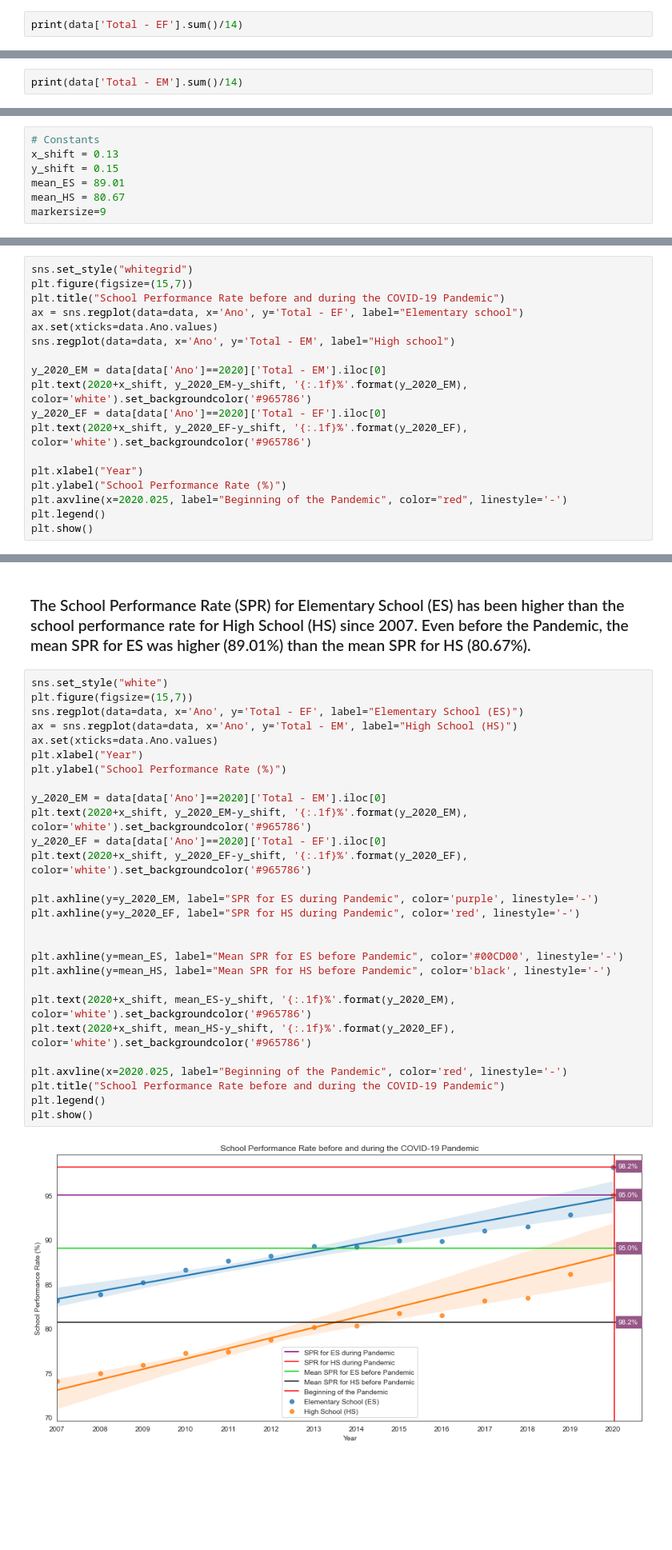
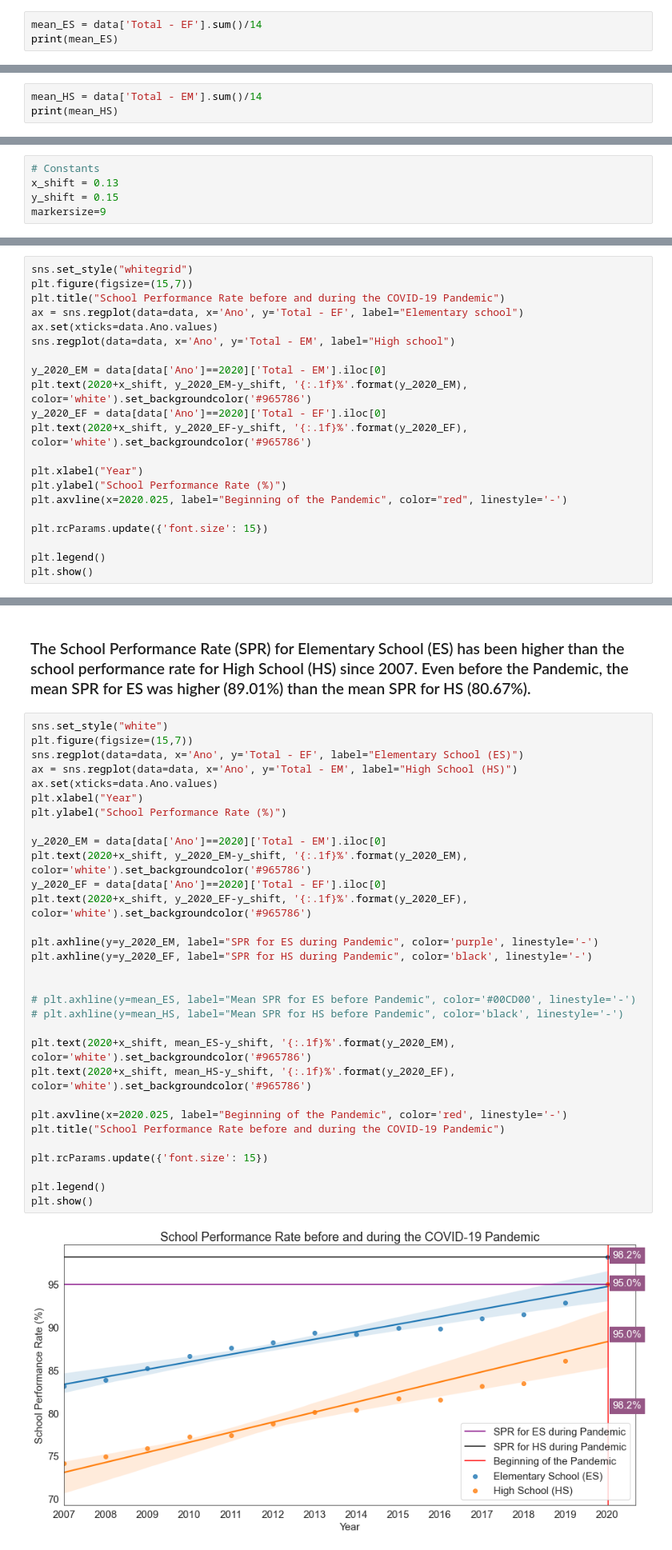
Before and after one commit to aianshay/covid-impacts-on-education, a Jupyter notebook: viz_rq1_rq2.ipynb, the cells around one changed output, grey strips where cells are left out. Shown at 80% size. Saved outputs shown, nothing was run; the diff lists cells and outputs as text; blank space fills up the shorter version.

```diff
--- a/viz_rq1_rq2.ipynb
+++ b/viz_rq1_rq2.ipynb
@@ -33,19 +33,19 @@ array([2020, 2019, 2018, 2017, 2016, 2015, 2014, 2013, 2012, 2011, 2010,
 # %% [markdown]
 ### The mean School Performance Rate (SPR) for Elementary School (ES)
 # %%
-print(data['Total - EF'].sum()/14)
+mean_ES = data['Total - EF'].sum()/14
+print(mean_ES)
 # %% [output]
 89.01428571428572
 # %% [markdown]
 ### The mean School Performance Rate (SPR) for High School (HS)
 # %%
-print(data['Total - EM'].sum()/14)
+mean_HS = data['Total - EM'].sum()/14
+print(mean_HS)
 # %% [output]
 80.67142857142858
 # %%
 # Constants
 x_shift = 0.13
 y_shift = 0.15
-mean_ES = 89.01
-mean_HS = 80.67
 markersize=9
@@ -65,6 +67,9 @@ plt.text(2020+x_shift, y_2020_EF-y_shift, '{:.1f}%'.format(y_2020_EF), color='wh
 plt.xlabel("Year")
 plt.ylabel("School Performance Rate (%)")
 plt.axvline(x=2020.025, label="Beginning of the Pandemic", color="red", linestyle='-')
+
+plt.rcParams.update({'font.size': 15})
+
 plt.legend()
 plt.show()
 # %% [output]
@@ -76,33 +81,36 @@ plt.show()
 # %%
 sns.set_style("white")
 plt.figure(figsize=(15,7))
 sns.regplot(data=data, x='Ano', y='Total - EF', label="Elementary School (ES)")
 ax = sns.regplot(data=data, x='Ano', y='Total - EM', label="High School (HS)")
 ax.set(xticks=data.Ano.values)
 plt.xlabel("Year")
 plt.ylabel("School Performance Rate (%)")
 
 y_2020_EM = data[data['Ano']==2020]['Total - EM'].iloc[0]
 plt.text(2020+x_shift, y_2020_EM-y_shift, '{:.1f}%'.format(y_2020_EM), color='white').set_backgroundcolor('#965786')
 y_2020_EF = data[data['Ano']==2020]['Total - EF'].iloc[0]
 plt.text(2020+x_shift, y_2020_EF-y_shift, '{:.1f}%'.format(y_2020_EF), color='white').set_backgroundcolor('#965786')
 
 plt.axhline(y=y_2020_EM, label="SPR for ES during Pandemic", color='purple', linestyle='-')
-plt.axhline(y=y_2020_EF, label="SPR for HS during Pandemic", color='red', linestyle='-')
+plt.axhline(y=y_2020_EF, label="SPR for HS during Pandemic", color='black', linestyle='-')
 
 
-plt.axhline(y=mean_ES, label="Mean SPR for ES before Pandemic", color='#00CD00', linestyle='-')
-plt.axhline(y=mean_HS, label="Mean SPR for HS before Pandemic", color='black', linestyle='-')
+# plt.axhline(y=mean_ES, label="Mean SPR for ES before Pandemic", color='#00CD00', linestyle='-')
+# plt.axhline(y=mean_HS, label="Mean SPR for HS before Pandemic", color='black', linestyle='-')
 
 plt.text(2020+x_shift, mean_ES-y_shift, '{:.1f}%'.format(y_2020_EM), color='white').set_backgroundcolor('#965786')
 plt.text(2020+x_shift, mean_HS-y_shift, '{:.1f}%'.format(y_2020_EF), color='white').set_backgroundcolor('#965786')
 
 plt.axvline(x=2020.025, label="Beginning of the Pandemic", color='red', linestyle='-')
 plt.title("School Performance Rate before and during the COVID-19 Pandemic")
+
+plt.rcParams.update({'font.size': 15})
+
 plt.legend()
 plt.show()
 # %% [output]
-[figure, old version]
+[figure, new version]
 # %% [markdown]
 ## During the Pandemic
 # %% [markdown]
```
Also changed, not shown: parts of 12 cells of this notebook, 2 other files.
